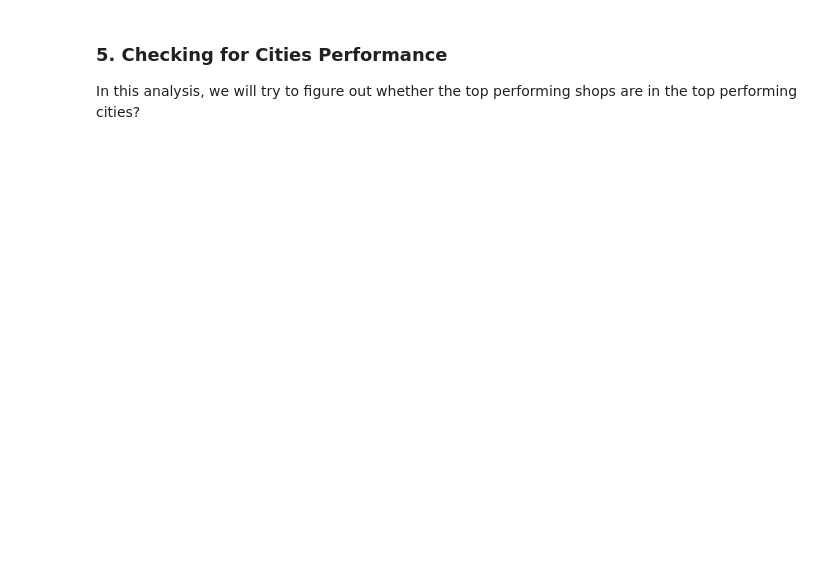
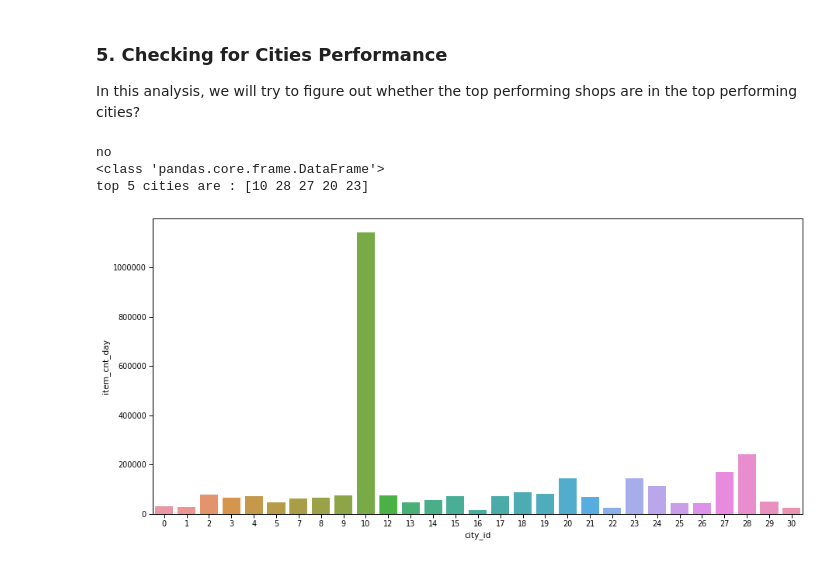
Before and after one commit to rfhussain/py4ds_final_project, a Jupyter notebook: src/eda.ipynb, the cells around one changed output. Drawn from its saved outputs; the diff is of its cells as text; code cells hidden in the pictures; blank space fills up the shorter version.

```diff
--- a/src/eda.ipynb
+++ b/src/eda.ipynb
@@ -80,4 +95,11 @@ for year in years:
 # %% [markdown]
 ### 5. Checking for Cities Performance
 In this analysis, we will try to figure out whether the top performing shops are in the top performing cities?
+# %%
+sales_util.plot_sales_by_x('city_id',0,df_sales)
+# %% [output]
+no
+<class 'pandas.core.frame.DataFrame'>
+top 5 cities are : [10 28 27 20 23]
+[figure, added]
 # %%
```
Also changed, not shown: parts of 53 cells of this notebook, 4 other files.
